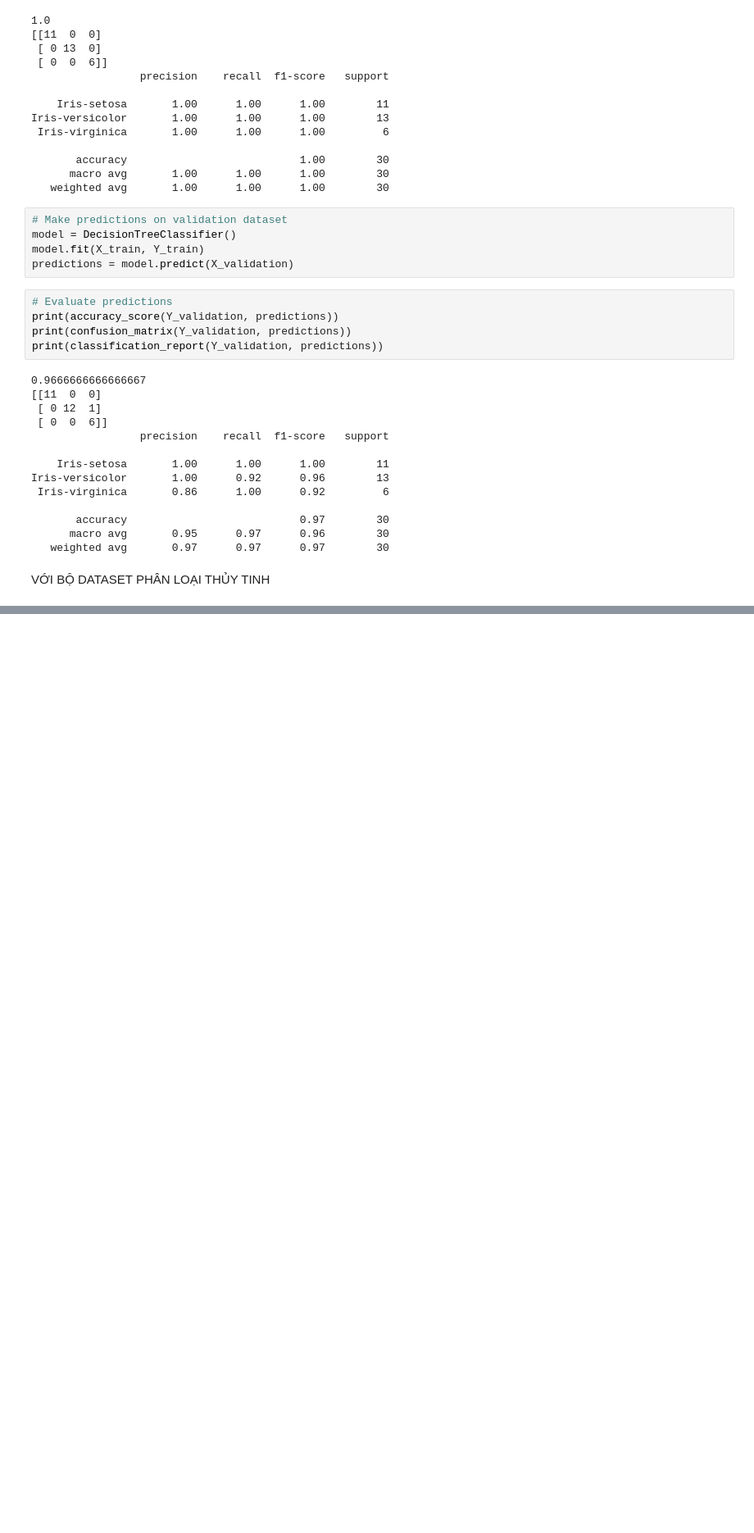
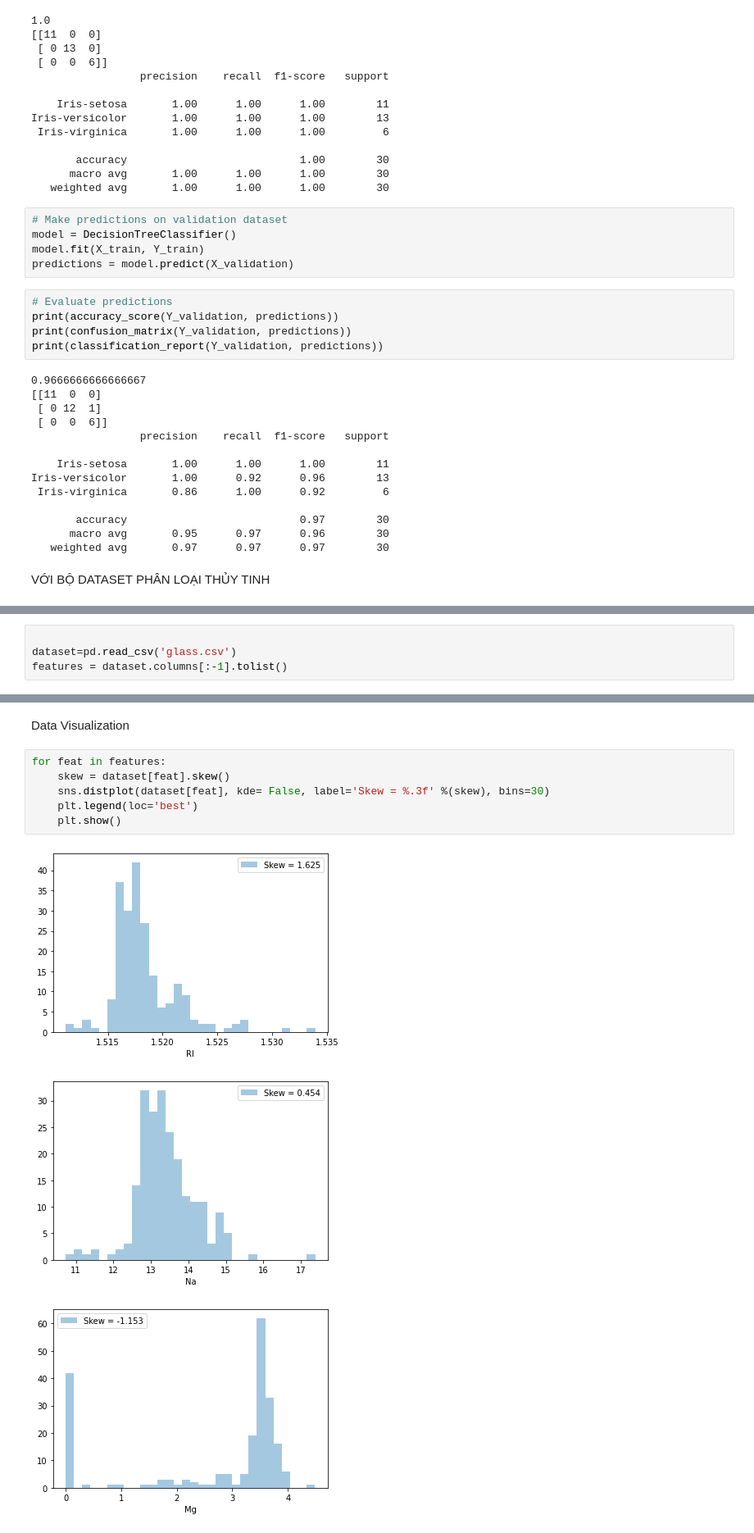
Before and after one commit to xuanthang482/CS114.K21, a Jupyter notebook: Untitled14.ipynb, the cells around one changed output, grey strips where cells are left out. Shown at 82% size. Cells and saved outputs as stored; diff of their text form; blank space fills up the shorter version.

```diff
--- a/Untitled14.ipynb
+++ b/Untitled14.ipynb
@@ -265,0 +252,4 @@ freq       11  ...                                                  1
+# %%
+
+dataset=pd.read_csv('glass.csv')
+features = dataset.columns[:-1].tolist()
@@ -265,0 +282,12 @@ freq       11  ...                                                  1
+# %% [markdown]
+Data Visualization
+# %%
+for feat in features:
+    skew = dataset[feat].skew()
+    sns.distplot(dataset[feat], kde= False, label='Skew = %.3f' %(skew), bins=30)
+    plt.legend(loc='best')
+    plt.show()
+# %% [output]
+[figure, added]
+[figure, added]
+[figure, added]
```
Also changed, not shown: parts of 24 cells of this notebook.
